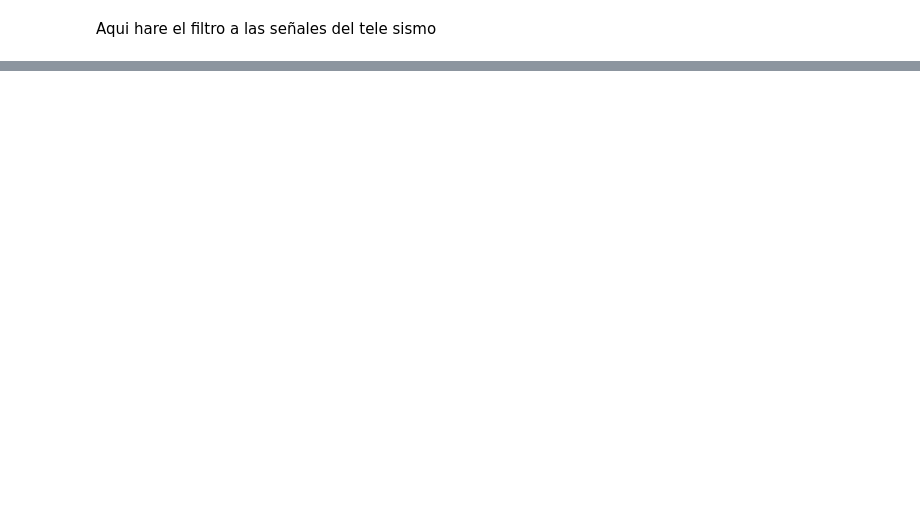
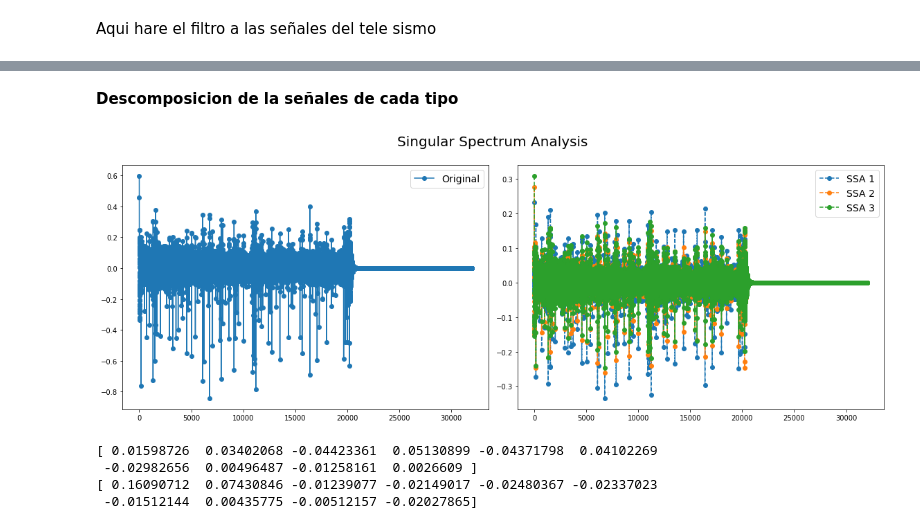
Before and after one commit to MyFirstVlog/signalProcessingSSA, a Jupyter notebook: signalProcessingPF.ipynb, the cells around one changed output, grey strips where cells are left out. Saved outputs shown, nothing was run; the diff lists cells and outputs as text; code cells hidden in the pictures; blank space fills up the shorter version.

```diff
--- a/signalProcessingPF.ipynb
+++ b/signalProcessingPF.ipynb
@@ -248 +226,48 @@ for j in range (0,Y_tele.shape[0]): # señales filtradas
 <Figure size 720x360 with 0 Axes>
+# %% [markdown]
+**Descomposicion de la señales de cada tipo**
+# %%
+x_tele = signalFilteredTele
+groups = 3
+ssaTele = SingularSpectrumAnalysis(window_size=groups)
+X_ssaTele = ssa.fit_transform(x_tele)
+
+#señal original
+plt.figure(figsize=(16, 6))
+idSignal = 0
+ax1 = plt.subplot(121)
+ax1.plot(x_tele[idSignal], 'o-', label='Original')
+ax1.legend(loc='best', fontsize=14)
+
+ax2 = plt.subplot(122)
+for i in range(groups):
+    ax2.plot(X_ssaTele[idSignal, i], 'o--', label='SSA {0}'.format(i + 1))
+ax2.legend(loc='best', fontsize=14)
+
+plt.suptitle('Singular Spectrum Analysis', fontsize=20)
+
+plt.tight_layout()
+plt.subplots_adjust(top=0.88)
+plt.show()
+
+#Regional
+
+x_reg = signalFilteredReg
+ssaReg = SingularSpectrumAnalysis(window_size=groups)
+X_ssaReg = ssa.fit_transform(x_reg)
+
+print(X_ssaReg[10,2,:10])
+
+#Local
+
+x_loc = signalFilteredLoc
+ssaLoc = SingularSpectrumAnalysis(window_size=groups)
+X_ssaLoc = ssa.fit_transform(x_loc)
+
+print(X_ssaLoc[10,2,:10])
+# %% [output]
+[figure, added]
+[ 0.01598726  0.03402068 -0.04423361  0.05130899 -0.04371798  0.04102269
+ -0.02982656  0.00496487 -0.01258161  0.0026609 ]
+[ 0.16090712  0.07430846 -0.01239077 -0.02149017 -0.02480367 -0.02337023
+ -0.01512144  0.00435775 -0.00512157 -0.02027865]
```
Also changed, not shown: parts of 22 cells of this notebook.
